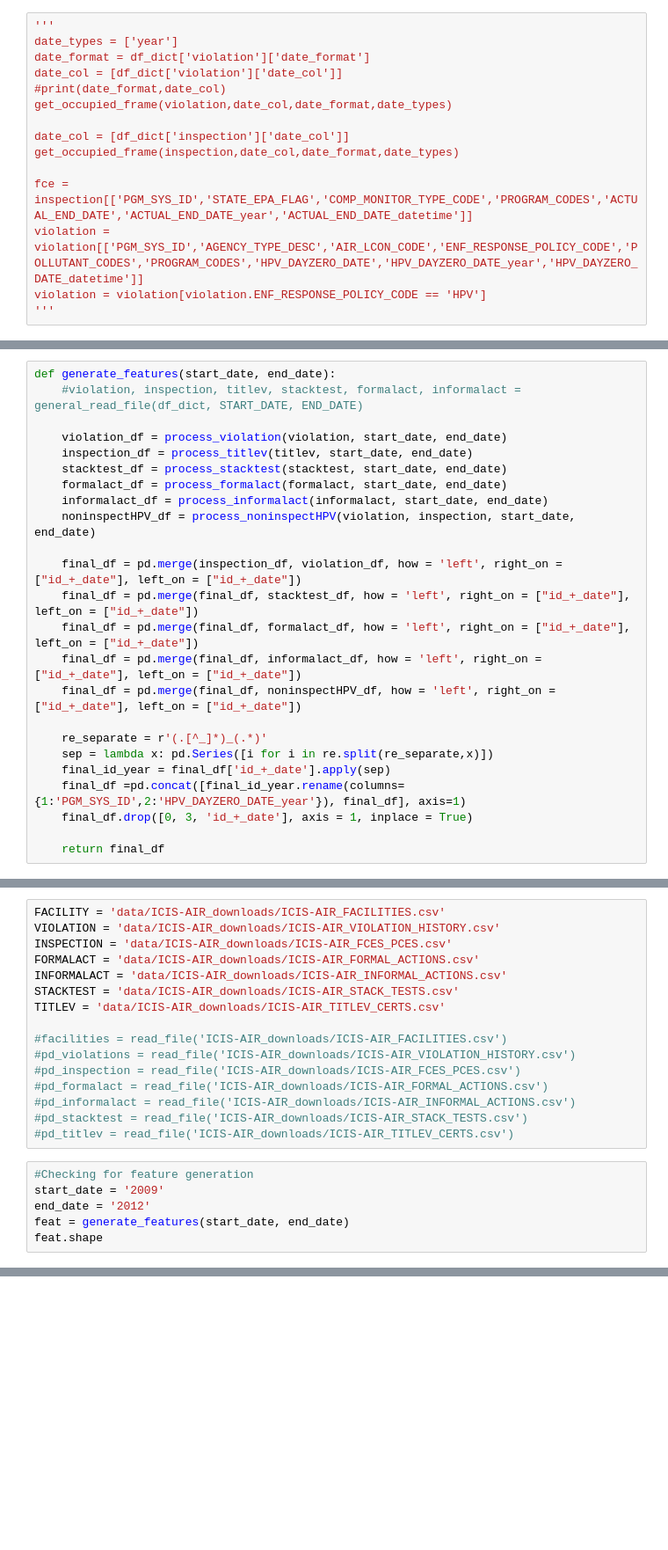
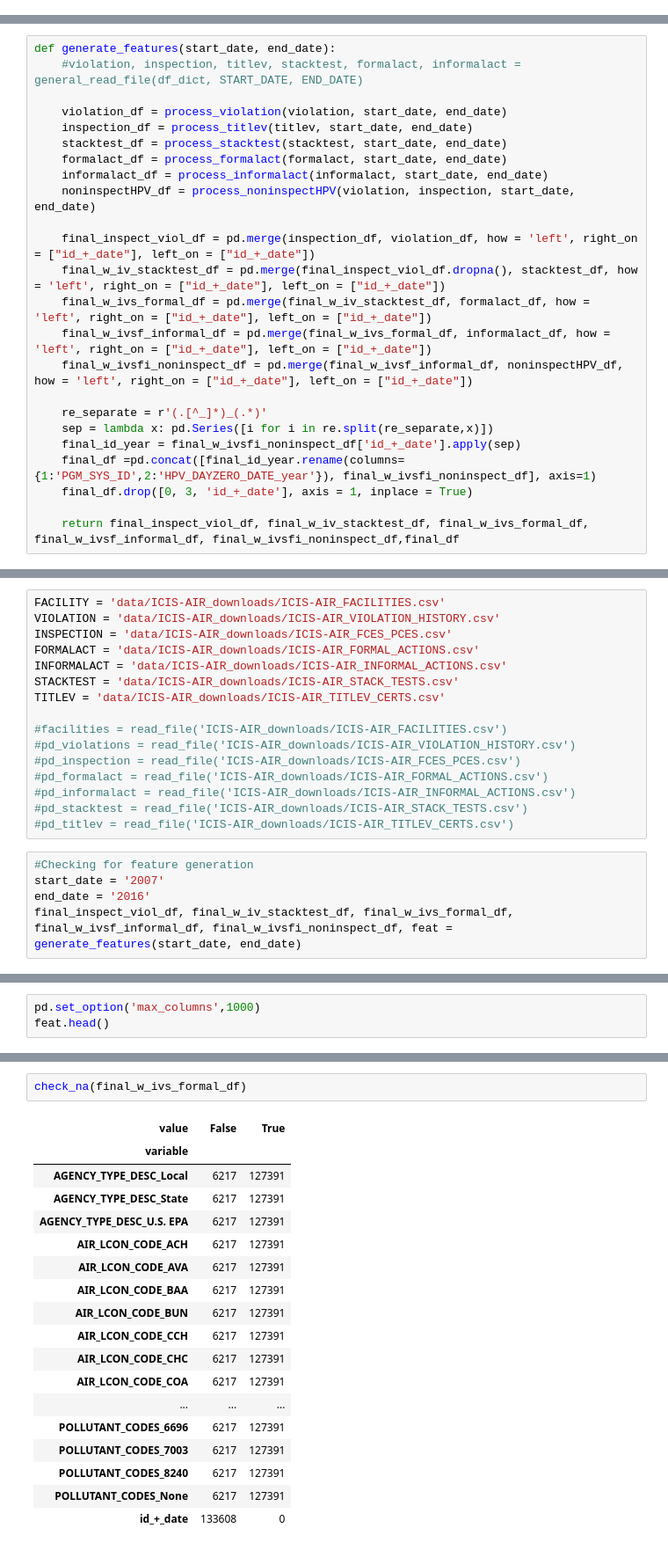
Before and after one commit to Aycrazy/ML_Project, a Jupyter notebook: ICIS-Output&Features.ipynb, the cells around one changed output, grey strips where cells are left out. Shown: that part at 88% size. Drawn from its saved outputs; the diff is of its cells as text; blank space fills up the shorter version.

```diff
--- a/ICIS-Output&Features.ipynb
+++ b/ICIS-Output&Features.ipynb
@@ -46,18 +46,3 @@ import pylab as pl
 from upload_and_vizualize import camel_to_snake
 from datetime import datetime as dt
 from datetime import date
-# %%
-'''
-date_types = ['year']
-date_format = df_dict['violation']['date_format']
-date_col = [df_dict['violation']['date_col']]
-#print(date_format,date_col)
-get_occupied_frame(violation,date_col,date_format,date_types)
-
-date_col = [df_dict['inspection']['date_col']]
-get_occupied_frame(inspection,date_col,date_format,date_types)
-
-fce = inspection[['PGM_SYS_ID','STATE_EPA_FLAG','COMP_MONITOR_TYPE_CODE','PROGRAM_CODES','ACTUAL_END_DATE','ACTUAL_END_DATE_year','ACTUAL_END_DATE_datetime']]
-violation = violation[['PGM_SYS_ID','AGENCY_TYPE_DESC','AIR_LCON_CODE','ENF_RESPONSE_POLICY_CODE','POLLUTANT_CODES','PROGRAM_CODES','HPV_DAYZERO_DATE','HPV_DAYZERO_DATE_year','HPV_DAYZERO_DATE_datetime']]
-violation = violation[violation.ENF_RESPONSE_POLICY_CODE == 'HPV']
-'''
@@ -191,19 +154,19 @@ def generate_features(start_date, end_date):
     informalact_df = process_informalact(informalact, start_date, end_date)
     noninspectHPV_df = process_noninspectHPV(violation, inspection, start_date, end_date)
 
-    final_df = pd.merge(inspection_df, violation_df, how = 'left', right_on = ["id_+_date"], left_on = ["id_+_date"])
-    final_df = pd.merge(final_df, stacktest_df, how = 'left', right_on = ["id_+_date"], left_on = ["id_+_date"])
-    final_df = pd.merge(final_df, formalact_df, how = 'left', right_on = ["id_+_date"], left_on = ["id_+_date"])
-    final_df = pd.merge(final_df, informalact_df, how = 'left', right_on = ["id_+_date"], left_on = ["id_+_date"])
-    final_df = pd.merge(final_df, noninspectHPV_df, how = 'left', right_on = ["id_+_date"], left_on = ["id_+_date"])
+    final_inspect_viol_df = pd.merge(inspection_df, violation_df, how = 'left', right_on = ["id_+_date"], left_on = ["id_+_date"])
+    final_w_iv_stacktest_df = pd.merge(final_inspect_viol_df.dropna(), stacktest_df, how = 'left', right_on = ["id_+_date"], left_on = ["id_+_date"])
+    final_w_ivs_formal_df = pd.merge(final_w_iv_stacktest_df, formalact_df, how = 'left', right_on = ["id_+_date"], left_on = ["id_+_date"])
+    final_w_ivsf_informal_df = pd.merge(final_w_ivs_formal_df, informalact_df, how = 'left', right_on = ["id_+_date"], left_on = ["id_+_date"])
+    final_w_ivsfi_noninspect_df = pd.merge(final_w_ivsf_informal_df, noninspectHPV_df, how = 'left', right_on = ["id_+_date"], left_on = ["id_+_date"])
 
     re_separate = r'(.[^_]*)_(.*)'
     sep = lambda x: pd.Series([i for i in re.split(re_separate,x)])
-    final_id_year = final_df['id_+_date'].apply(sep)
-    final_df =pd.concat([final_id_year.rename(columns={1:'PGM_SYS_ID',2:'HPV_DAYZERO_DATE_year'}), final_df], axis=1)
+    final_id_year = final_w_ivsfi_noninspect_df['id_+_date'].apply(sep)
+    final_df =pd.concat([final_id_year.rename(columns={1:'PGM_SYS_ID',2:'HPV_DAYZERO_DATE_year'}), final_w_ivsfi_noninspect_df], axis=1)
     final_df.drop([0, 3, 'id_+_date'], axis = 1, inplace = True)
 
-    return final_df
+    return final_inspect_viol_df, final_w_iv_stacktest_df, final_w_ivs_formal_df, final_w_ivsf_informal_df, final_w_ivsfi_noninspect_df,final_df
 # %%
 ## READ INITIAL FILTERED FILE ##
 violation, inspection, titlev, stacktest, formalact, informalact = general_read_file(df_dict, START_DATE, END_DATE)
@@ -225,8 +188,7 @@ TITLEV = 'data/ICIS-AIR_downloads/ICIS-AIR_TITLEV_CERTS.csv'
 #pd_titlev = read_file('ICIS-AIR_downloads/ICIS-AIR_TITLEV_CERTS.csv')
 # %%
 #Checking for feature generation
-start_date = '2009'
-end_date = '2012'
-feat = generate_features(start_date, end_date)
-feat.shape
+start_date = '2007'
+end_date = '2016'
+final_inspect_viol_df, final_w_iv_stacktest_df, final_w_ivs_formal_df, final_w_ivsf_informal_df, final_w_ivsfi_noninspect_df, feat = generate_features(start_date, end_date)
 # %% [output]
@@ -233,0 +198,3 @@ feat.shape
+# %%
+pd.set_option('max_columns',1000)
+feat.head()
@@ -233,0 +208,21 @@ feat.shape
+# %%
+check_na(final_w_ivs_formal_df)
+# %% [output]
+| value | False | True |
+| variable |  |  |
+| AGENCY_TYPE_DESC_Local | 6217 | 127391 |
+| AGENCY_TYPE_DESC_State | 6217 | 127391 |
+| AGENCY_TYPE_DESC_U.S. EPA | 6217 | 127391 |
+| AIR_LCON_CODE_ACH | 6217 | 127391 |
+| AIR_LCON_CODE_AVA | 6217 | 127391 |
+| AIR_LCON_CODE_BAA | 6217 | 127391 |
+| AIR_LCON_CODE_BUN | 6217 | 127391 |
+| AIR_LCON_CODE_CCH | 6217 | 127391 |
+| AIR_LCON_CODE_CHC | 6217 | 127391 |
+| AIR_LCON_CODE_COA | 6217 | 127391 |
+| ... | ... | ... |
+| POLLUTANT_CODES_6696 | 6217 | 127391 |
+| POLLUTANT_CODES_7003 | 6217 | 127391 |
+| POLLUTANT_CODES_8240 | 6217 | 127391 |
+| POLLUTANT_CODES_None | 6217 | 127391 |
+| id_+_date | 133608 | 0 |
```
Also changed, not shown: parts of 20 cells of this notebook, 3 other files.
